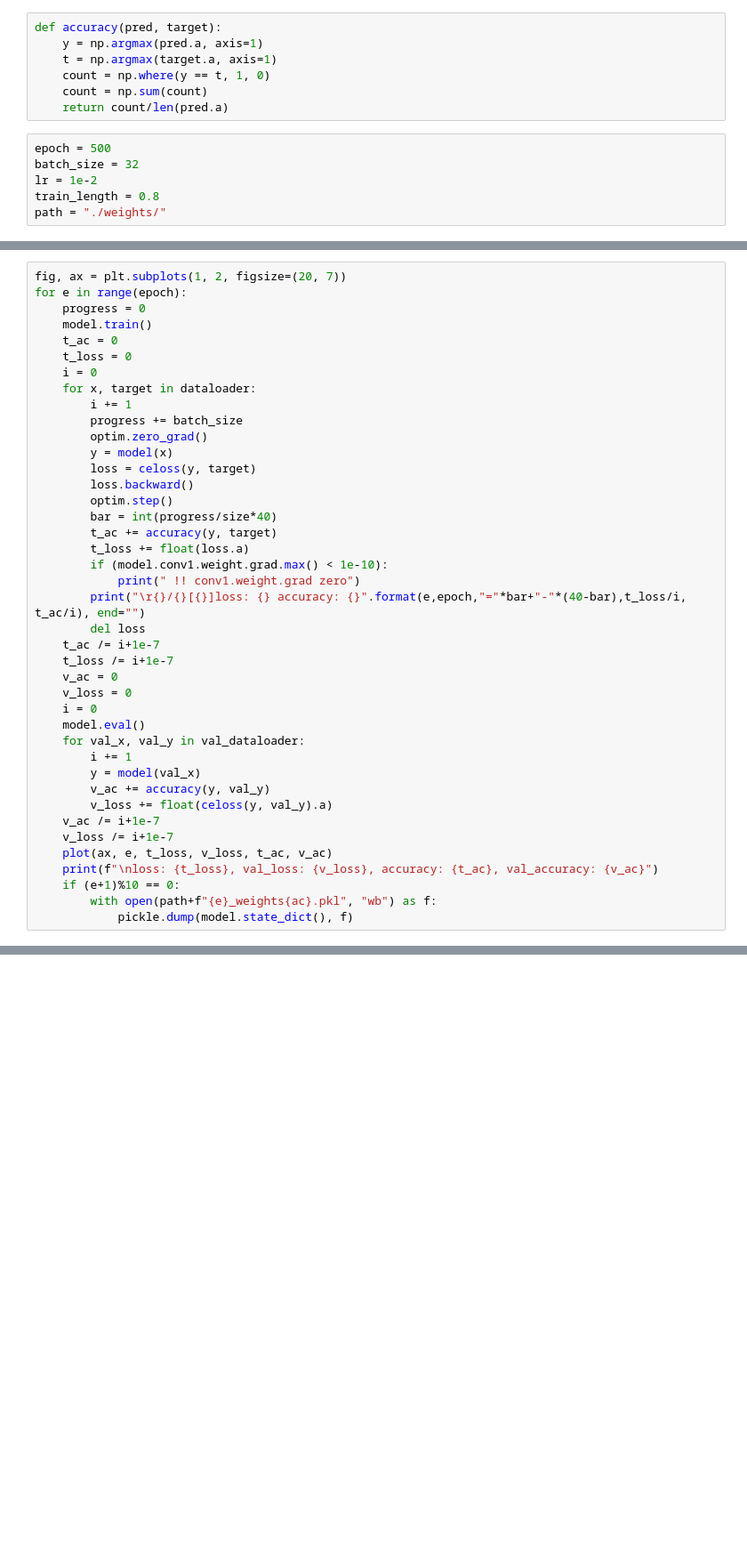
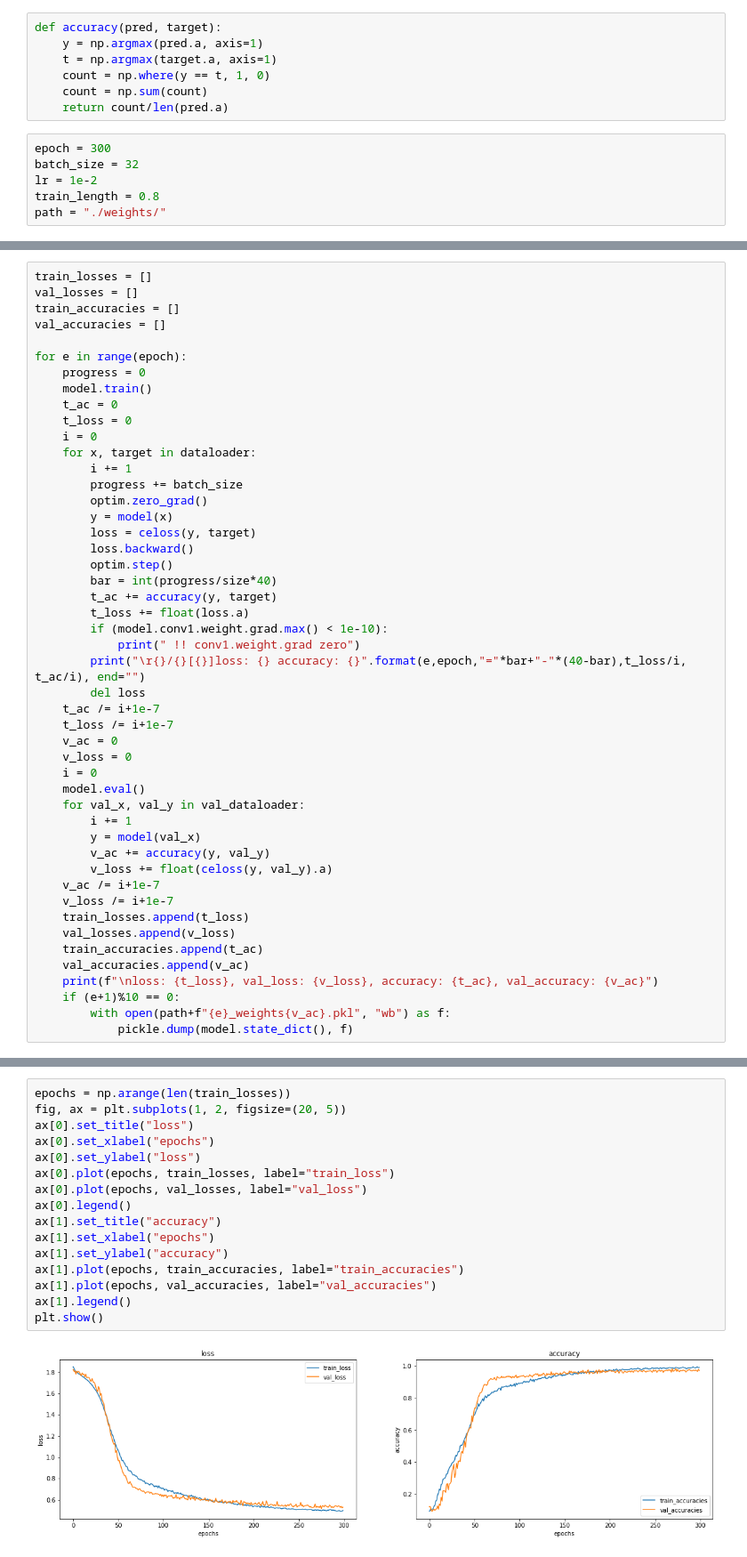
Before and after one commit to ekusonarot/myarray, a Jupyter notebook: train.ipynb, the cells around one changed output, grey strips where cells are left out. Shown: that part at 89% size. Drawn from its saved outputs; the diff is of its cells as text; blank space fills up the shorter version.

Commit message:
train

```diff
--- a/train.ipynb
+++ b/train.ipynb
@@ -64,7 +44,7 @@ def accuracy(pred, target):
     count = np.sum(count)
     return count/len(pred.a)
 # %%
-epoch = 500
+epoch = 300
 batch_size = 32
 lr = 1e-2
 train_length = 0.8
@@ -96,7 +76,11 @@ dataloader = Dataloader(train_dataset, batch_size, True)
 val_dataloader = Dataloader(val_dataset)
 size = len(train_dataset)
 # %%
-fig, ax = plt.subplots(1, 2, figsize=(20, 7))
+train_losses = []
+val_losses = []
+train_accuracies = []
+val_accuracies = []
+
 for e in range(epoch):
     progress = 0
     model.train()
@@ -131,9 +115,12 @@ for e in range(epoch):
         v_loss += float(celoss(y, val_y).a)
     v_ac /= i+1e-7
     v_loss /= i+1e-7
-    plot(ax, e, t_loss, v_loss, t_ac, v_ac)
+    train_losses.append(t_loss)
+    val_losses.append(v_loss)
+    train_accuracies.append(t_ac)
+    val_accuracies.append(v_ac)
     print(f"\nloss: {t_loss}, val_loss: {v_loss}, accuracy: {t_ac}, val_accuracy: {v_ac}")
     if (e+1)%10 == 0:
-        with open(path+f"{e}_weights{ac}.pkl", "wb") as f:
+        with open(path+f"{e}_weights{v_ac}.pkl", "wb") as f:
             pickle.dump(model.state_dict(), f)
 # %% [output]
@@ -140,0 +144,18 @@ for e in range(epoch):
+# %%
+epochs = np.arange(len(train_losses))
+fig, ax = plt.subplots(1, 2, figsize=(20, 5))
+ax[0].set_title("loss")
+ax[0].set_xlabel("epochs")
+ax[0].set_ylabel("loss")
+ax[0].plot(epochs, train_losses, label="train_loss")
+ax[0].plot(epochs, val_losses, label="val_loss")
+ax[0].legend()
+ax[1].set_title("accuracy")
+ax[1].set_xlabel("epochs")
+ax[1].set_ylabel("accuracy")
+ax[1].plot(epochs, train_accuracies, label="train_accuracies")
+ax[1].plot(epochs, val_accuracies, label="val_accuracies")
+ax[1].legend()
+plt.show()
+# %% [output]
+[figure, added]
```
Also changed, not shown: parts of 4 cells of this notebook, 3 other files.
